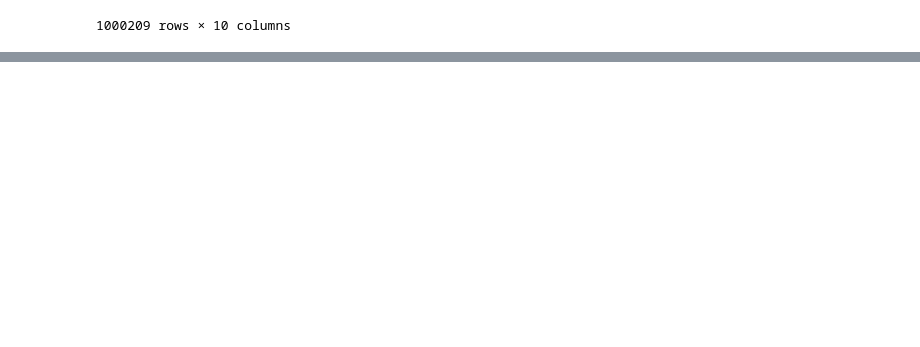
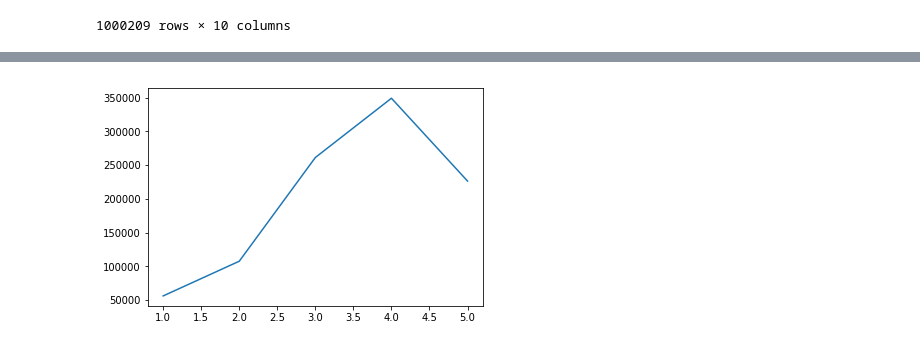
Before and after one commit to Abhinav-97/movielens-dataset, a Jupyter notebook: movielens.ipynb, the cells around one changed output, grey strips where cells are left out. Drawn from its saved outputs; the diff is of its cells as text; code cells hidden in the pictures; blank space fills up the shorter version.

```diff
--- a/movielens.ipynb
+++ b/movielens.ipynb
@@ -101,0 +173,5 @@ user_ratings
+# %%
+plt.plot(rating_count[0],rating_count[1])
+plt.show()
+# %% [output]
+[figure, added]
```
Also changed, not shown: parts of 7 cells of this notebook.
